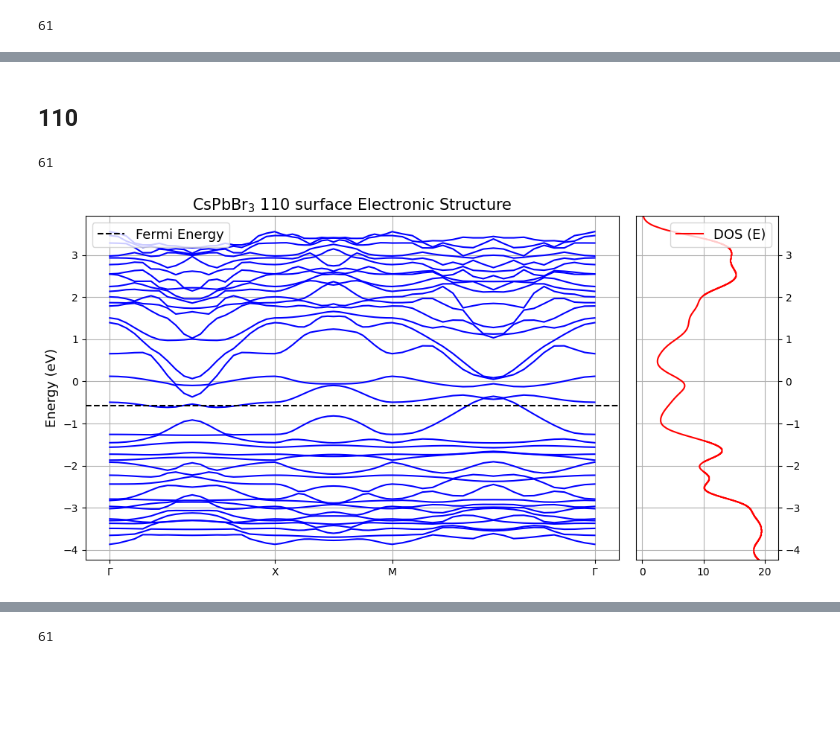
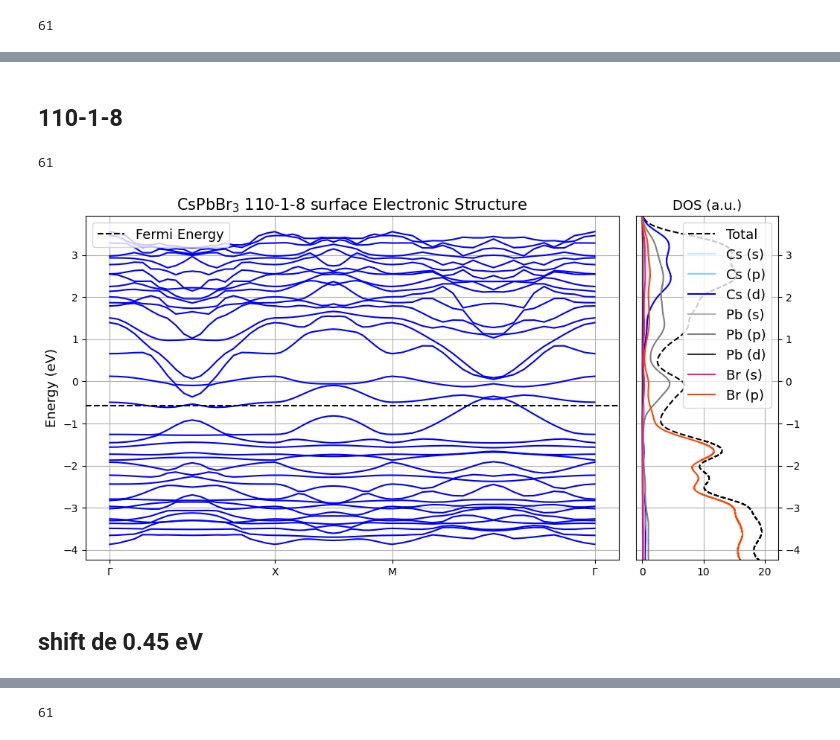
Before and after one commit to gabrielxvr/PeQDs-morphology-analysis, a Jupyter notebook: BANDS.ipynb, the cells around one changed output, grey strips where cells are left out. Cells and saved outputs as stored; diff of their text form; code cells hidden in the pictures; blank space fills up the shorter version.

```diff
--- a/BANDS.ipynb
+++ b/BANDS.ipynb
@@ -63,3 +107,2 @@ Band Gap = 1.6869 eV
 # %%
-bandas = readband(r'CsPbBr3/band-CsPbBr3-001.gnu')
-dos = pd.read_csv(r'CsPbBr3/dos_CsPbBr3-001.txt', sep = ' ')
+bandas = readband(r'CsPbBr3/001/1-8/band-CsPbBr3-001-1-8.gnu')
@@ -119,48 +192,68 @@ Band Gap = 1.762 eV
 # %% [markdown]
-## 110
+## 110-1-8
 # %%
-bandas = readband(r'CsPbBr3/band-CsPbBr3-110.gnu')
-dos = pd.read_csv(r'CsPbBr3/dos_CsPbBr3-110.txt', sep = ' ')
+bandas = readband(r'CsPbBr3/110/1-8/band-CsPbBr3-110-1-8.gnu')
+dos = pd.read_csv(r'CsPbBr3/110/1-8/dos_CsPbBr3-110-1-8.txt', sep = ' ')
-# %%
-DOS = dos['dos(E)']
-E = dos['E(eV)']
-indices = list(bandas['k'])
-len(indices)
-# %% [output]
-61
+# %%
+dos = pd.read_csv(r'CsPbBr3/110/1-8/dos_CsPbBr3-110-1-8.txt', sep = ' ')
+dos_cs_s = pd.read_csv(r'CsPbBr3/110/1-8/DOS-Cs-s.txt', sep = ' ')
+dos_cs_p = pd.read_csv(r'CsPbBr3/110/1-8/DOS-Cs-p.txt', sep = ' ')
+dos_cs_d = pd.read_csv(r'CsPbBr3/110/1-8/DOS-Cs-d.txt', sep = ' ')
+dos_pb_s = pd.read_csv(r'CsPbBr3/110/1-8/DOS-Pb-s.txt', sep = ' ')
+dos_pb_p = pd.read_csv(r'CsPbBr3/110/1-8/DOS-Pb-p.txt', sep = ' ')
+dos_pb_d = pd.read_csv(r'CsPbBr3/110/1-8/DOS-Pb-d.txt', sep = ' ')
+dos_br_s = pd.read_csv(r'CsPbBr3/110/1-8/DOS-Br-s.txt', sep = ' ')
+dos_br_p = pd.read_csv(r'CsPbBr3/110/1-8/DOS-Br-p.txt', sep = ' ')
+dos_objects = [dos_cs_s, dos_cs_p, dos_cs_d, dos_pb_s, dos_pb_p, dos_pb_d, dos_br_s, dos_br_p]
+dos_legends = ['Cs (s)', 'Cs (p)', 'Cs (d)', 'Pb (s)', 'Pb (p)', 'Pb (d)', 'Br (s)', 'Br (p)']
+# %%
+DOS = dos['dos(E)']
+E = dos['E(eV)']
+indices = list(bandas['k'])
+len(indices)
+# %% [output]
+61
 # %%
 nbnd = len(bandas.keys())-1
 k_nodes = [indices[0], indices[20], indices[40], indices[60]]
 
 fig, (ax, ax_dos) = plt.subplots(1, 2, figsize=(12, 6), gridspec_kw={'width_ratios': [3, 0.8]})
 
 for i in range(70,nbnd):
 #for i in range(0,nbnd):
     ax.plot(bandas['k'], bandas['e'+str(i)], c = 'blue', linewidth = 1.5)
 
 #ax.plot(bandas['k'], bandas['e59'], c = 'red', linewidth = 1.5) #Valence band
 #ax.plot(bandas['k'], bandas['e60'], c = 'red', linewidth = 1.5) # conduction band
 # Band Gap:
 fermi =-0.5706
 
 #print('Band Gap =', bg, 'eV')
 
 ax.set_xticks(k_nodes)
 ax.set_xticklabels(["$\Gamma$","X","M","$\Gamma$"])
 ax.grid('--')
-ax.set_title(r'CsPbBr$_3$ 110 surface Electronic Structure', fontsize = 15)
+ax.set_title(r'CsPbBr$_3$ 110-1-8 surface Electronic Structure', fontsize = 15)
 ax.axhline(fermi, linestyle = '--', color = '0', label = 'Fermi Energy')
 ax.legend(loc = 'upper left', fontsize = 13)
 ax.set_ylabel('Energy (eV)', fontsize = 13)
 
 
-ax_dos.plot(DOS, E, color='red', linewidth=1.5, label='DOS (E)')
-ax_dos.yaxis.set_label_position("right")
+#DOS
+ax_dos.set_title('DOS (a.u.)', fontsize = 13)
+#ax_dos.set_xlim(0,3)
+ax_dos.plot(DOS, E, color='0', label='Total', linestyle = '--')
+for i in range(8):
+    ax_dos.plot(np.array(dos_objects[i]['pdos(E)'])*0.95,np.array(dos_objects[i]['E(eV)']-0.45), label = dos_legends[i], c= DOS_colors[i])
+    ax_dos.yaxis.set_label_position("right")
+    ax_dos.legend(loc='upper right', fontsize = 13)
+    ax_dos.grid('--')
+    ax_dos.yaxis.tick_right()
+fig.subplots_adjust(wspace=0.05)
 ax_dos.set_ylim(ax.get_ylim())
-ax_dos.legend(loc='upper right', fontsize = 13)
-ax_dos.grid('--')
-ax_dos.yaxis.tick_right()
-fig.subplots_adjust(wspace=0.05)
-plt.savefig(r'CsPbBr3/banda_CsPbBr3-110.png', dpi = 200)
+
+plt.savefig(r'CsPbBr3/110/1-8/banda_CsPbBr3-110-1-8.png', dpi = 200)
 # %% [output]
-[figure, old version]
+[figure, new version]
+# %% [markdown]
+## shift de 0.45 eV
```
Also changed, not shown: parts of 17 cells of this notebook, 53 other files.
